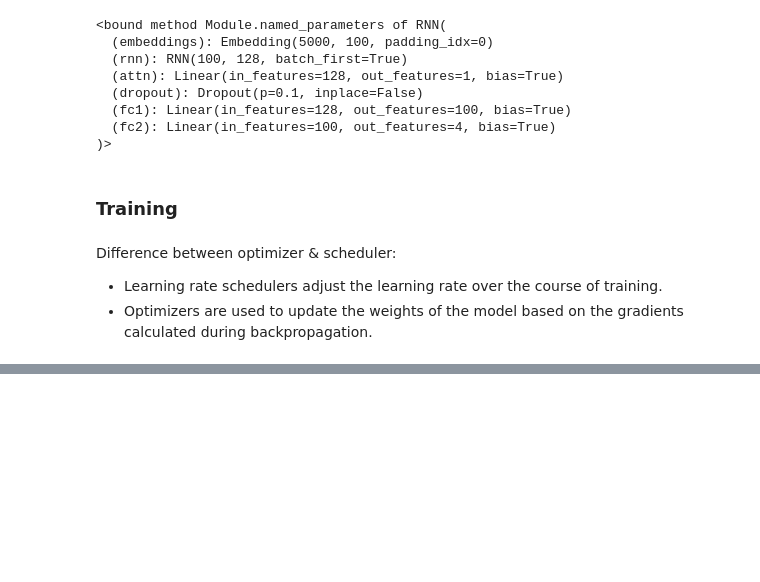
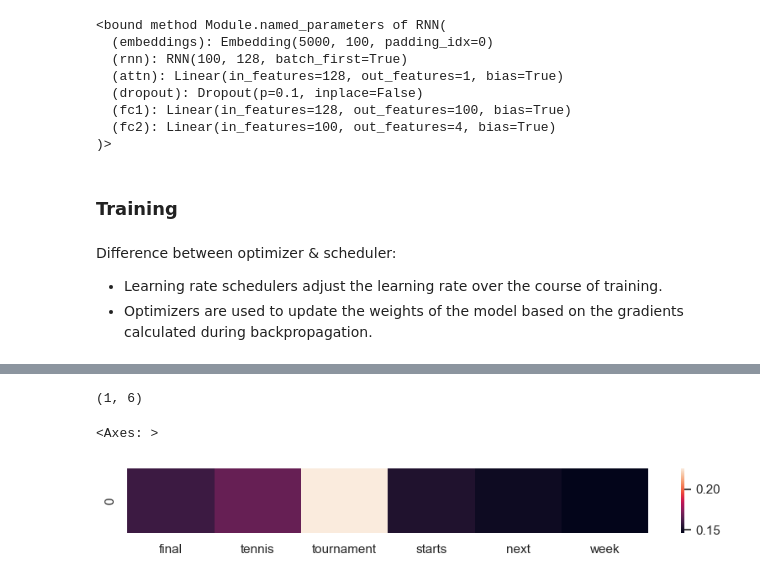
Before and after one commit to MarcWolpert/madewithml, a Jupyter notebook: 00 - Fundamentals/Attention/Attention.ipynb, the cells around one changed output, grey strips where cells are left out. Saved outputs shown, nothing was run; the diff lists cells and outputs as text; code cells hidden in the pictures; blank space fills up the shorter version.

```diff
--- a/00 - Fundamentals/Attention.ipynb
+++ b/00 - Fundamentals/Attention/Attention.ipynb
@@ -743,0 +833,8 @@ torch.save(best_model.state_dict(),'best-model-parameters.pt')
+# %%
+#dataloader
+text = "The final tennis tournament starts next week."
+X = tokenizer.texts_to_sequences([preprocess(text)])
+print (tokenizer.sequences_to_texts(X))
+y_filler = label_encoder.encode([label_encoder.classes[0]]*len(X))
+dataset = Dataset(X=X, y=y_filler)
+dataloader = dataset.create_dataloader(batch_size=batch_size)
@@ -743,0 +903,8 @@ torch.save(best_model.state_dict(),'best-model-parameters.pt')
+# %%
+# Initialize model
+interpretable_model = InterpretAttn(
+    embedding_dim=EMBEDDING_DIM, vocab_size=VOCAB_SIZE,
+    rnn_hidden_dim=RNN_HIDDEN_DIM, hidden_dim=HIDDEN_DIM,
+    dropout_p=DROPOUT_P, num_classes=NUM_CLASSES)
+interpretable_model.load_state_dict(torch.load("best-model-parameters.pt"))
+interpretable_model.to(device)
@@ -743,0 +920,17 @@ torch.save(best_model.state_dict(),'best-model-parameters.pt')
+# %%
+# Initialize trainer
+interpretable_trainer = Trainer(model=interpretable_model, device=device)
+# %%
+# Get attention values
+attn_vals  = interpretable_trainer.predict_step(dataloader)
+print (attn_vals.shape) # (N, max_seq_len)
+# %% [output]
+(1, 6)
+# %%
+# Visualize a bi-gram filter's outputs
+sns.set(rc={"figure.figsize":(10, 1)})
+tokens = tokenizer.sequences_to_texts(X)[0].split(" ")
+sns.heatmap(attn_vals, xticklabels=tokens)
+# %% [output]
+<Axes: >
+[figure, added]
```
Also changed, not shown: parts of 20 cells of this notebook, 12 other files.
